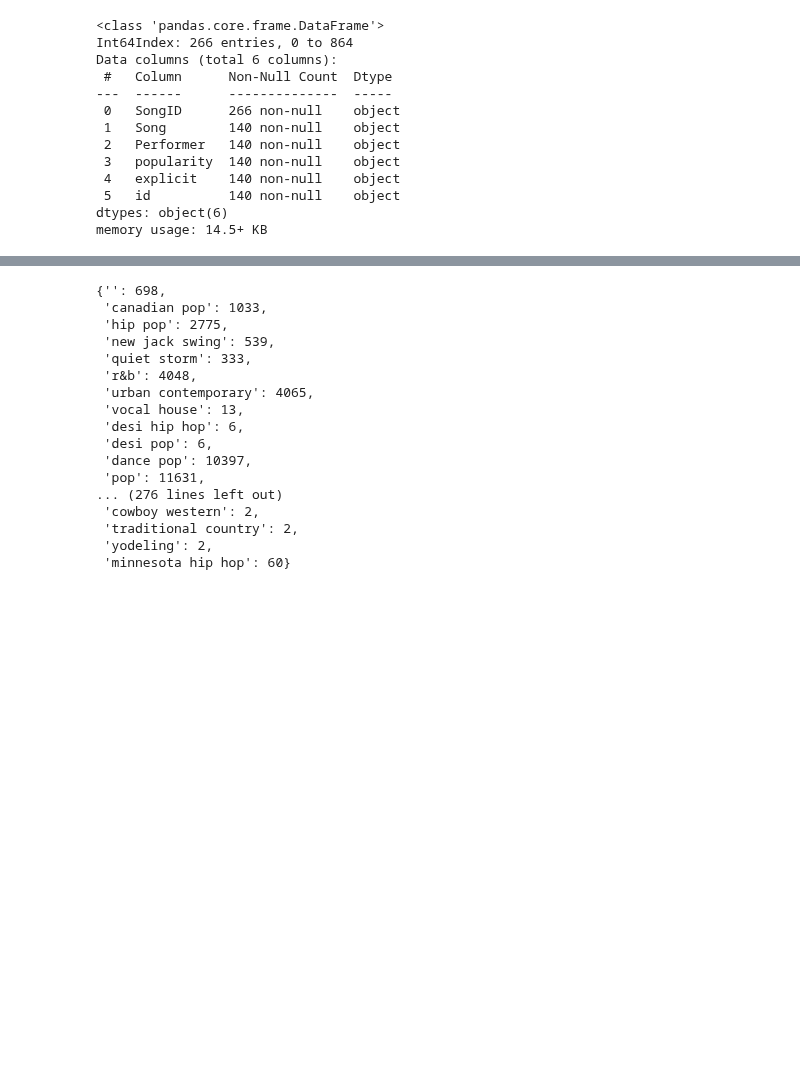
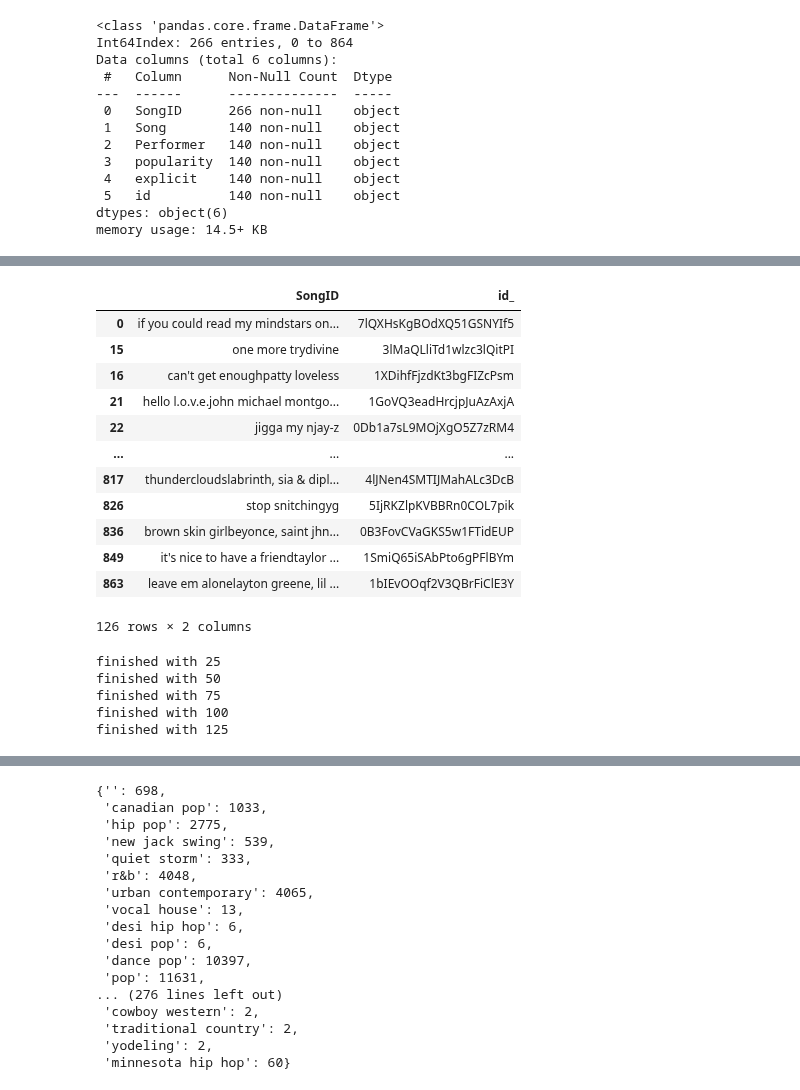
Before and after one commit to kyle-rgb/Spotify_Project, a Jupyter notebook: notebooks/DataTransformation.ipynb, the cells around one changed output, grey strips where cells are left out. Cells and saved outputs as stored; diff of their text form; code cells hidden in the pictures; blank space fills up the shorter version.

```diff
--- a/notebooks/DataTransformation.ipynb
+++ b/notebooks/DataTransformation.ipynb
@@ -1136,0 +1157,40 @@ faulty_dict
+# %%
+last_api_track_calls
+# %% [output]
+|  | SongID | id_ |
+| 0 | if you could read my mindstars on... | 7lQXHsKgBOdXQ51GSNYIf5 |
+| 15 | one more trydivine | 3lMaQLliTd1wlzc3lQitPI |
+| 16 | can't get enoughpatty loveless | 1XDihfFjzdKt3bgFIZcPsm |
+| 21 | hello l.o.v.e.john michael montgo... | 1GoVQ3eadHrcjpJuAzAxjA |
+| 22 | jigga my njay-z | 0Db1a7sL9MOjXgO5Z7zRM4 |
+| ... | ... | ... |
+| 817 | thundercloudslabrinth, sia & dipl... | 4lJNen4SMTIJMahALc3DcB |
+| 826 | stop snitchingyg | 5IjRKZlpKVBBRn0COL7pik |
+| 836 | brown skin girlbeyonce, saint jhn... | 0B3FovCVaGKS5w1FTidEUP |
+| 849 | it's nice to have a friendtaylor ... | 1SmiQ65iSAbPto6gPFlBYm |
+| 863 | leave em alonelayton greene, lil ... | 1bIEvOOqf2V3QBrFiClE3Y |
+126 rows × 2 columns
+# %%
+calls = last_api_track_calls.dropna().reset_index(drop=True)
+_temp_df = pd.DataFrame(columns=["id", "Performer", "popularity", "explicit", "Song"])
+i = 0
+for s in range(0, len(calls.values), 25):
+    id_string = ",".join([x[1] for x in calls.values[s:s+25]])
+    _url = f"https://api.spotify.com/v1/tracks?market=ES&ids={id_string}"
+    _response_s = requests.get(_url, headers=headers)
+    _response_s = _response_s.json()
+    for _item in _response_s["tracks"]:
+        if _item != None:
+            _temp_df.loc[i, "Performer"] = _item["artists"][0]["name"]
+            _temp_df.loc[i, "popularity"] = _item["popularity"]
+            _temp_df.loc[i, "explicit"] = _item["explicit"]
+            _temp_df.loc[i, "Song"] = _item["name"]
+            _temp_df.loc[i, "id"] = _item["id"]
+        i += 1
+    print(f"finished with {s+25}")
+# %% [output]
+finished with 25
+finished with 50
+finished with 75
+finished with 100
+finished with 125
```
Also changed, not shown: parts of 42 cells of this notebook, 2 other files.
